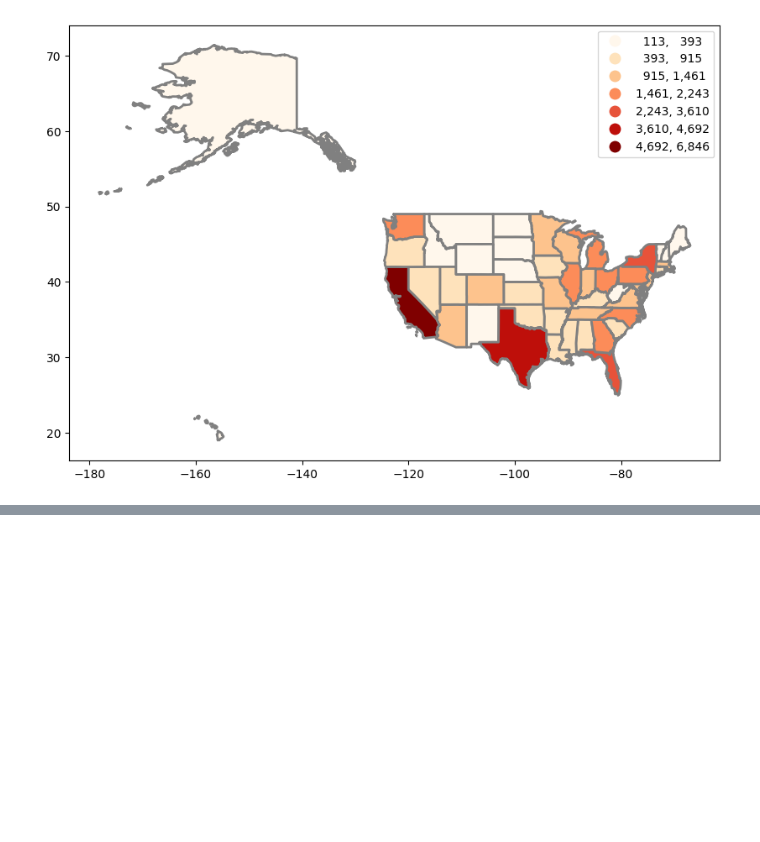
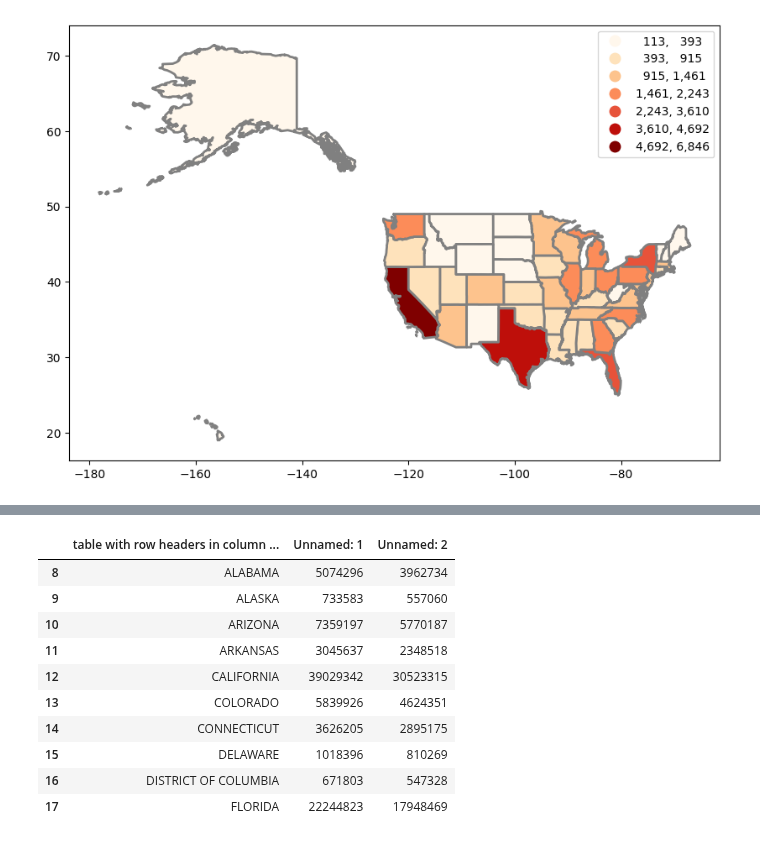
Before and after one commit to gauravshetty98/Analyzing-Statewise-Substance-Abuse-And-Its-Correalation, a Jupyter notebook: map_ps0.ipynb, the cells around one changed output, grey strips where cells are left out. Cells and saved outputs as stored; diff of their text form; code cells hidden in the pictures; blank space fills up the shorter version.

```diff
--- a/map_ps0.ipynb
+++ b/map_ps0.ipynb
@@ -307,0 +341,17 @@ Maybe there can be a corelation between both, we cant say for sure until all oth
+# %%
+population.iloc[:,0] = population.iloc[:,0].str.upper()
+population.iloc[:,0] = population.iloc[:,0].str.replace(".","")
+population = population.iloc[8:59,0:3]
+population.head(10)
+# %% [output]
+|  | table with row headers in column ... | Unnamed: 1 | Unnamed: 2 |
+| 8 | ALABAMA | 5074296 | 3962734 |
+| 9 | ALASKA | 733583 | 557060 |
+| 10 | ARIZONA | 7359197 | 5770187 |
+| 11 | ARKANSAS | 3045637 | 2348518 |
+| 12 | CALIFORNIA | 39029342 | 30523315 |
+| 13 | COLORADO | 5839926 | 4624351 |
+| 14 | CONNECTICUT | 3626205 | 2895175 |
+| 15 | DELAWARE | 1018396 | 810269 |
+| 16 | DISTRICT OF COLUMBIA | 671803 | 547328 |
+| 17 | FLORIDA | 22244823 | 17948469 |
```
Also changed, not shown: parts of 10 cells of this notebook.
